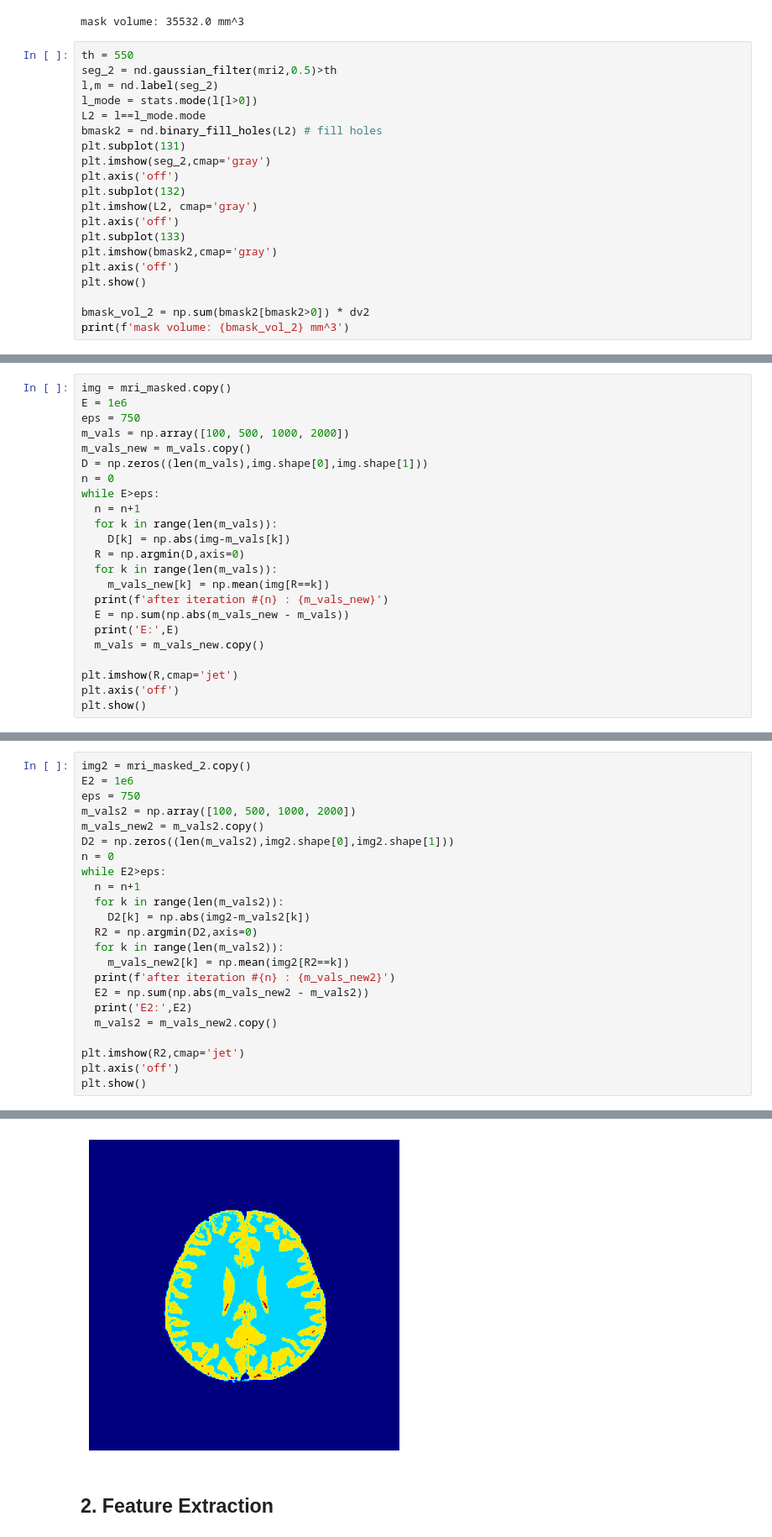
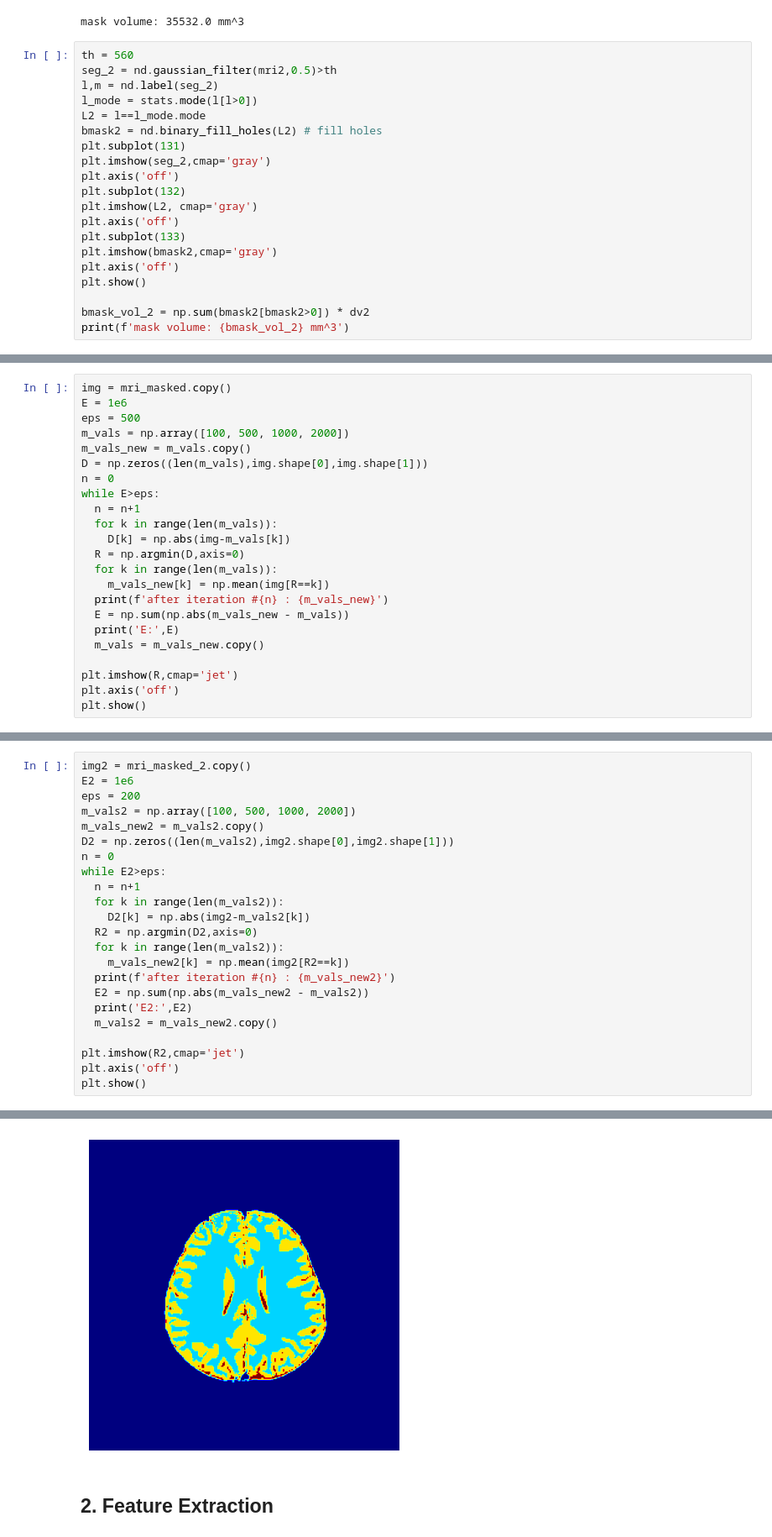
Before and after one commit to changmaaa/MIP_HW, a Jupyter notebook: HW5/HW5_201902332_유창민.ipynb, the cells around one changed output, grey strips where cells are left out. Shown: that part at 84% size. Drawn from its saved outputs; the diff is of its cells as text.

```diff
--- a/HW5/HW5_201902332_유창민.ipynb
+++ b/HW5/HW5_201902332_유창민.ipynb
@@ -66,7 +66,7 @@ print(f'mask volume: {bmask_vol} mm^3')
 [figure]
 mask volume: 35532.0 mm^3
 # %%
-th = 550
+th = 560
 seg_2 = nd.gaussian_filter(mri2,0.5)>th
 l,m = nd.label(seg_2)
 l_mode = stats.mode(l[l>0])
@@ -115,7 +115,7 @@ plt.show()
 # %%
 img = mri_masked.copy()
 E = 1e6
-eps = 750
+eps = 500
 m_vals = np.array([100, 500, 1000, 2000])
 m_vals_new = m_vals.copy()
 D = np.zeros((len(m_vals),img.shape[0],img.shape[1]))
@@ -142,7 +144,7 @@ E: 608
 # %%
 img2 = mri_masked_2.copy()
 E2 = 1e6
-eps = 750
+eps = 200
 m_vals2 = np.array([100, 500, 1000, 2000])
 m_vals_new2 = m_vals2.copy()
 D2 = np.zeros((len(m_vals2),img2.shape[0],img2.shape[1]))
@@ -168,4 +174,4 @@ E2: 700
-[figure, old version]
+[figure, new version]
 # %% [markdown]
 ## 2. Feature Extraction
 # %%
```
Also changed, not shown: parts of 14 cells of this notebook.
